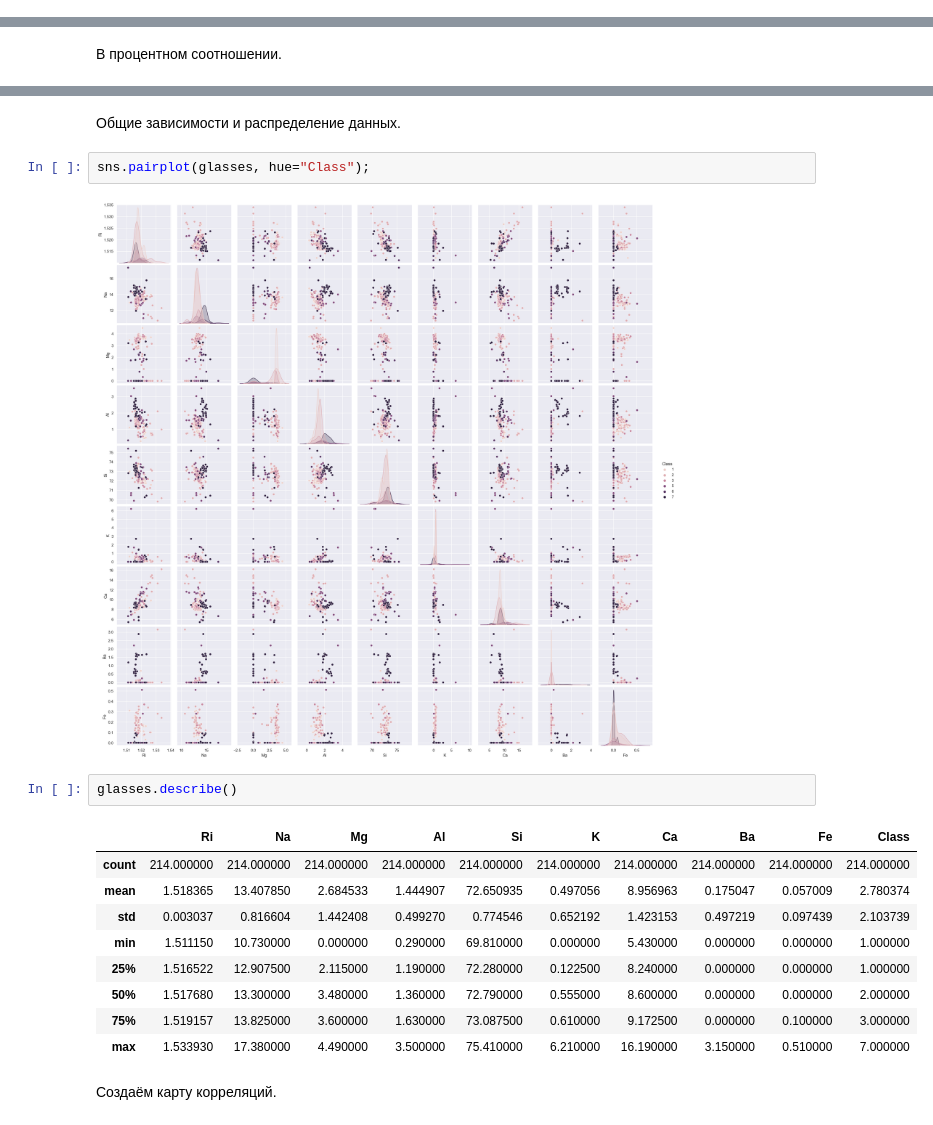
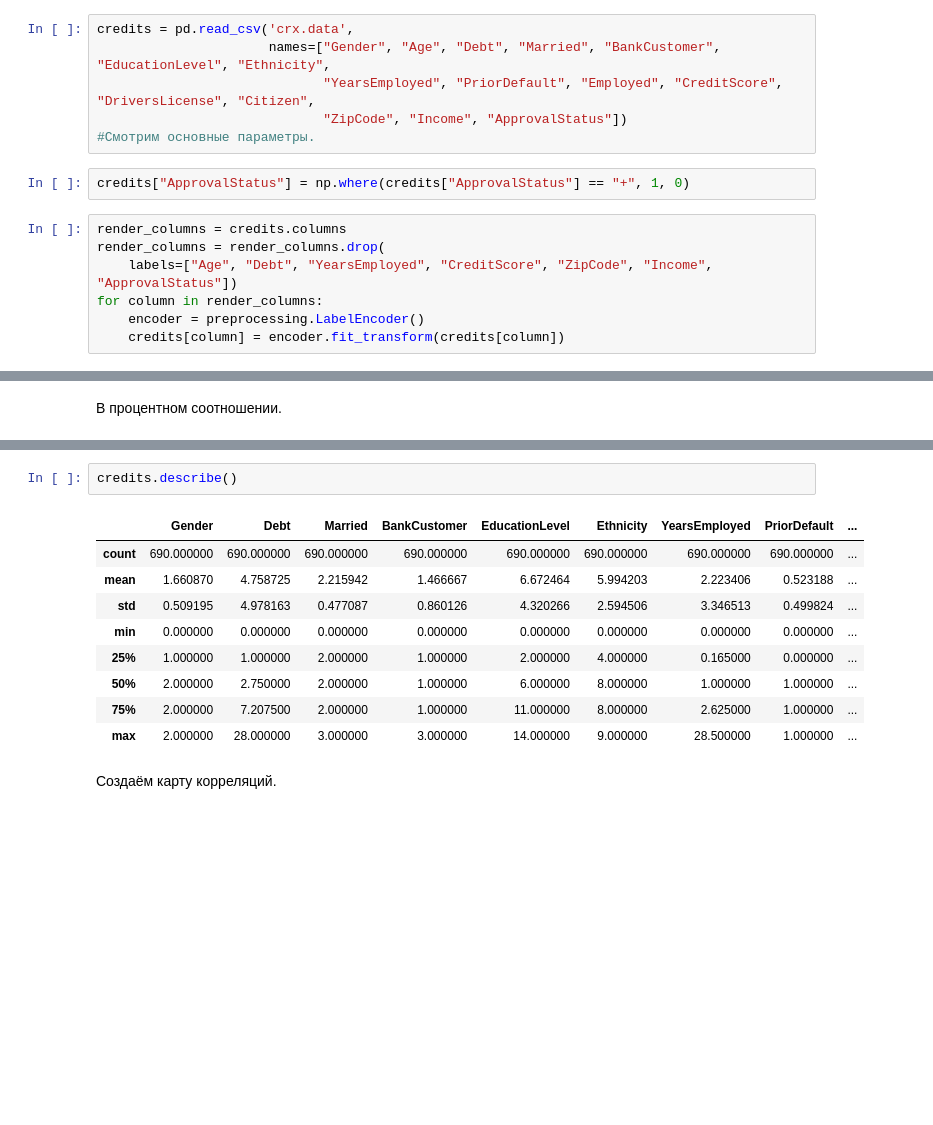
Before and after one commit to MonyaS/Hilell_tasks, a Jupyter notebook: лекция 9/task 9.ipynb, the cells around one changed output, grey strips where cells are left out. Saved outputs shown, nothing was run; the diff lists cells and outputs as text; blank space fills up the shorter version.

```diff
--- a/лекция 9/task 9.ipynb
+++ b/лекция 9/task 9.ipynb
@@ -19,2 +20,17 @@ glasses = pd.read_csv('glass.data', names=["Id", "Ri", "Na", "Mg", "Al", "Si", "
+# %%
+credits = pd.read_csv('crx.data',
+                      names=["Gender", "Age", "Debt", "Married", "BankCustomer", "EducationLevel", "Ethnicity",
+                             "YearsEmployed", "PriorDefault", "Employed", "CreditScore", "DriversLicense", "Citizen",
+                             "ZipCode", "Income", "ApprovalStatus"])
+#Смотрим основные параметры.
+# %%
+credits["ApprovalStatus"] = np.where(credits["ApprovalStatus"] == "+", 1, 0)
+# %%
+render_columns = credits.columns
+render_columns = render_columns.drop(
+    labels=["Age", "Debt", "YearsEmployed", "CreditScore", "ZipCode", "Income", "ApprovalStatus"])
+for column in render_columns:
+    encoder = preprocessing.LabelEncoder()
+    credits[column] = encoder.fit_transform(credits[column])
 # %% [markdown]
 Оцениваем что в дата-сете есть, и с чем прийдется иметь дело.
@@ -72,20 +106,14 @@ Class - 0.0     min: 1     max:7
-# %% [markdown]
-Общие зависимости и распределение данных.
-# %%
-sns.pairplot(glasses, hue="Class");
-# %% [output]
-[figure, removed]
 # %%
-glasses.describe()
+credits.describe()
 # %% [output]
-|  | Ri | Na | Mg | Al | Si | K | Ca | Ba | Fe | Class |
-| count | 214.000000 | 214.000000 | 214.000000 | 214.000000 | 214.000000 | 214.000000 | 214.000000 | 214.000000 | 214.000000 | 214.000000 |
-| mean | 1.518365 | 13.407850 | 2.684533 | 1.444907 | 72.650935 | 0.497056 | 8.956963 | 0.175047 | 0.057009 | 2.780374 |
-| std | 0.003037 | 0.816604 | 1.442408 | 0.499270 | 0.774546 | 0.652192 | 1.423153 | 0.497219 | 0.097439 | 2.103739 |
-| min | 1.511150 | 10.730000 | 0.000000 | 0.290000 | 69.810000 | 0.000000 | 5.430000 | 0.000000 | 0.000000 | 1.000000 |
-| 25% | 1.516522 | 12.907500 | 2.115000 | 1.190000 | 72.280000 | 0.122500 | 8.240000 | 0.000000 | 0.000000 | 1.000000 |
-| 50% | 1.517680 | 13.300000 | 3.480000 | 1.360000 | 72.790000 | 0.555000 | 8.600000 | 0.000000 | 0.000000 | 2.000000 |
-| 75% | 1.519157 | 13.825000 | 3.600000 | 1.630000 | 73.087500 | 0.610000 | 9.172500 | 0.000000 | 0.100000 | 3.000000 |
-| max | 1.533930 | 17.380000 | 4.490000 | 3.500000 | 75.410000 | 6.210000 | 16.190000 | 3.150000 | 0.510000 | 7.000000 |
+|  | Gender | Debt | Married | BankCustomer | EducationLevel | Ethnicity | YearsEmployed | PriorDefault | ... |
+| count | 690.000000 | 690.000000 | 690.000000 | 690.000000 | 690.000000 | 690.000000 | 690.000000 | 690.000000 | ... |
+| mean | 1.660870 | 4.758725 | 2.215942 | 1.466667 | 6.672464 | 5.994203 | 2.223406 | 0.523188 | ... |
+| std | 0.509195 | 4.978163 | 0.477087 | 0.860126 | 4.320266 | 2.594506 | 3.346513 | 0.499824 | ... |
+| min | 0.000000 | 0.000000 | 0.000000 | 0.000000 | 0.000000 | 0.000000 | 0.000000 | 0.000000 | ... |
+| 25% | 1.000000 | 1.000000 | 2.000000 | 1.000000 | 2.000000 | 4.000000 | 0.165000 | 0.000000 | ... |
+| 50% | 2.000000 | 2.750000 | 2.000000 | 1.000000 | 6.000000 | 8.000000 | 1.000000 | 1.000000 | ... |
+| 75% | 2.000000 | 7.207500 | 2.000000 | 1.000000 | 11.000000 | 8.000000 | 2.625000 | 1.000000 | ... |
+| max | 2.000000 | 28.000000 | 3.000000 | 3.000000 | 14.000000 | 9.000000 | 28.500000 | 1.000000 | ... |
 # %% [markdown]
 Создаём карту корреляций.
```
Also changed, not shown: parts of 60 cells of this notebook, 3 other files.
